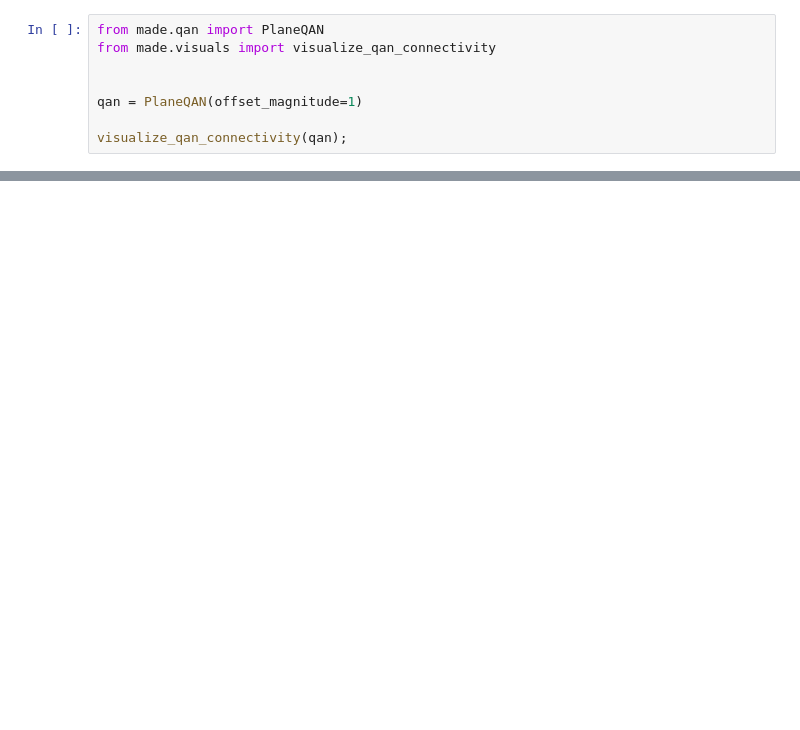
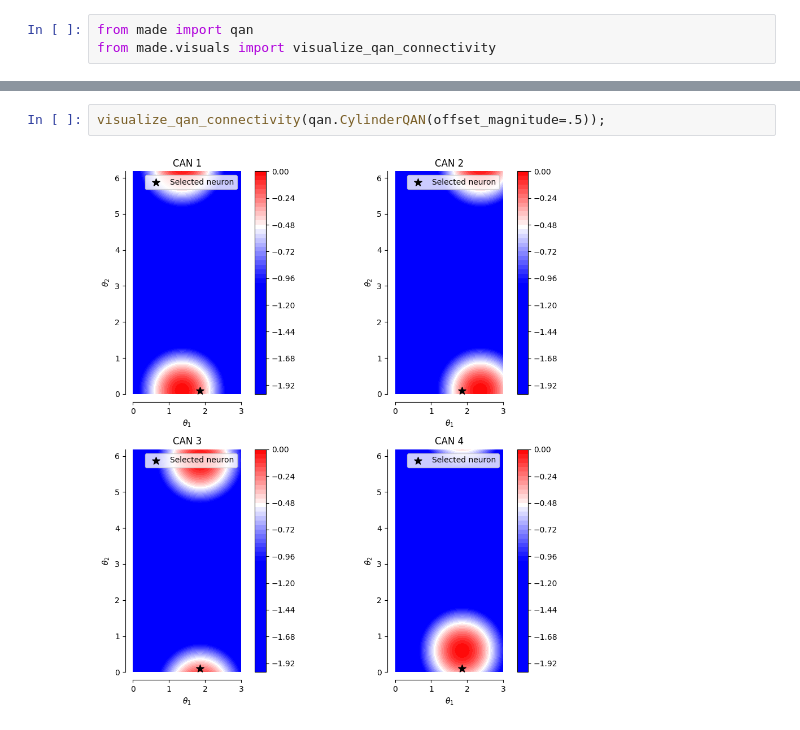
Before and after one commit to FieteLab/MADE, a Jupyter notebook: made/notebooks/qans.ipynb, the cells around one changed output, grey strips where cells are left out. Saved outputs shown, nothing was run; the diff lists cells and outputs as text; blank space fills up the shorter version.

Commit message:
plane cyl tor QAN

```diff
--- a/made/notebooks/qans.ipynb
+++ b/made/notebooks/qans.ipynb
@@ -1,8 +1,3 @@
 # %%
-from made.qan import PlaneQAN
+from made import qan
 from made.visuals import visualize_qan_connectivity
-
-
-qan = PlaneQAN(offset_magnitude=1)
-
-visualize_qan_connectivity(qan);
@@ -25,0 +4,4 @@ array([[-1.50000012e-10, -8.59647528e-03, -3.42383845e-02, ...,
+# %%
+visualize_qan_connectivity(qan.CylinderQAN(offset_magnitude=.5));
+# %% [output]
+[figure, added]
```
Also changed, not shown: parts of 2 cells of this notebook, 3 other files.
